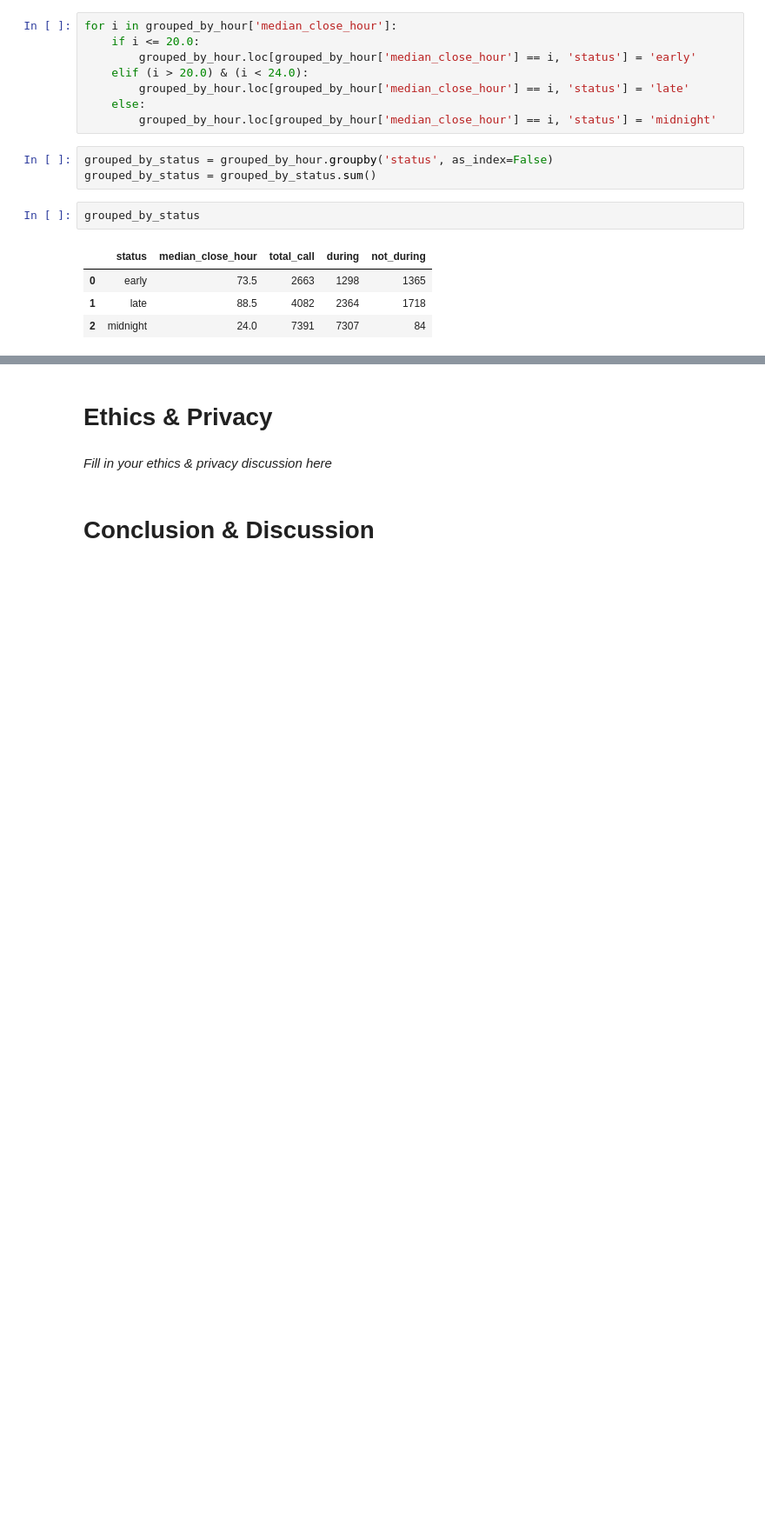
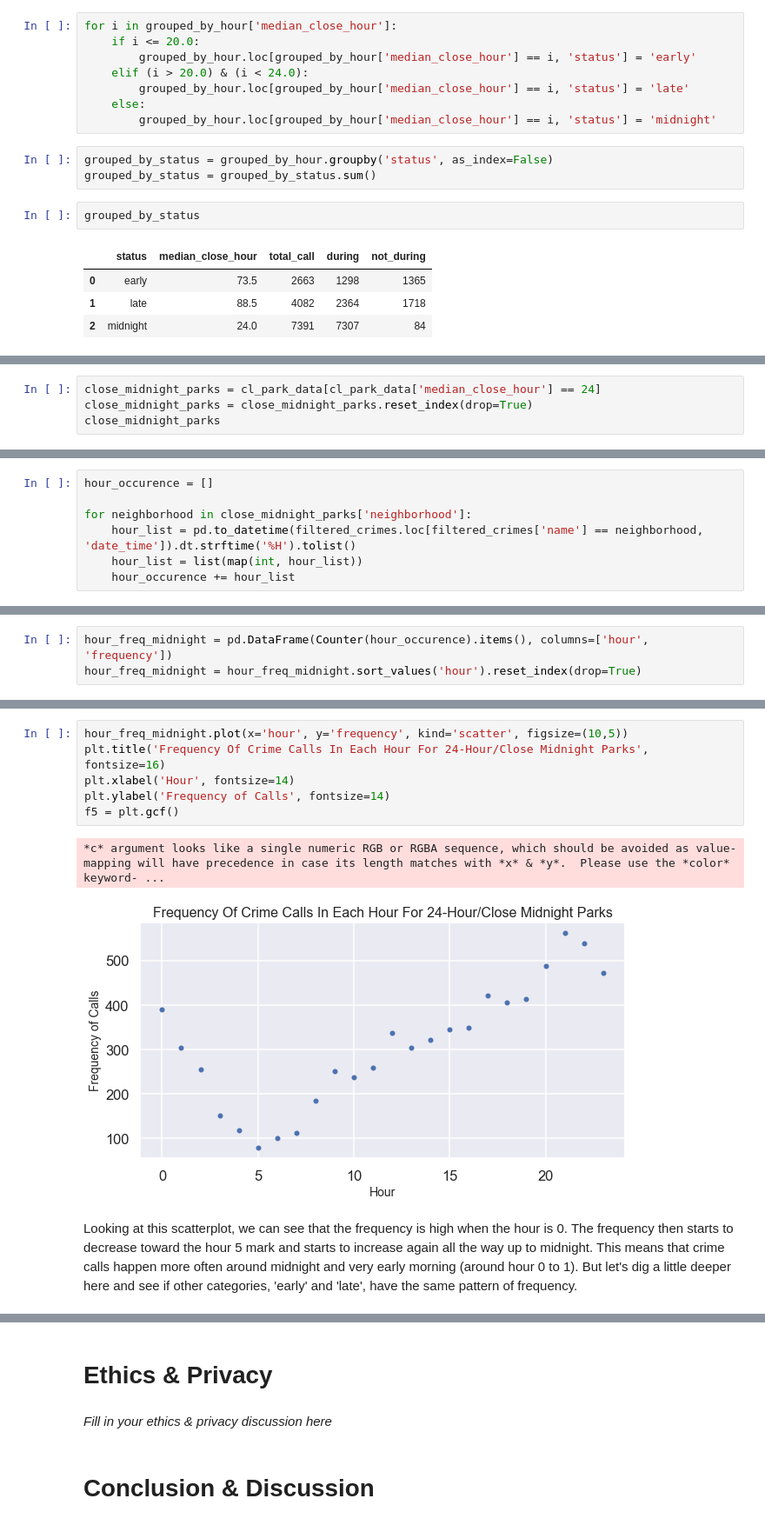
Before and after one commit to tnl001/individual_fa20, a Jupyter notebook: final_project/FinalProject_tnl001.ipynb, the cells around one changed output, grey strips where cells are left out. Shown: that part at 87% size. Drawn from its saved outputs; the diff is of its cells as text; blank space fills up the shorter version.

```diff
--- a/final_project/FinalProject_tnl001.ipynb
+++ b/final_project/FinalProject_tnl001.ipynb
@@ -956,0 +971,4 @@ grouped_by_hour.corr()
+# %%
+close_midnight_parks = cl_park_data[cl_park_data['median_close_hour'] == 24]
+close_midnight_parks = close_midnight_parks.reset_index(drop=True)
+close_midnight_parks
@@ -956,0 +992,7 @@ grouped_by_hour.corr()
+# %%
+hour_occurence = []
+
+for neighborhood in close_midnight_parks['neighborhood']:
+    hour_list = pd.to_datetime(filtered_crimes.loc[filtered_crimes['name'] == neighborhood, 'date_time']).dt.strftime('%H').tolist()
+    hour_list = list(map(int, hour_list))
+    hour_occurence += hour_list
@@ -956,0 +1005,3 @@ grouped_by_hour.corr()
+# %%
+hour_freq_midnight = pd.DataFrame(Counter(hour_occurence).items(), columns=['hour', 'frequency'])
+hour_freq_midnight = hour_freq_midnight.sort_values('hour').reset_index(drop=True)
@@ -956,0 +1028,11 @@ grouped_by_hour.corr()
+# %%
+hour_freq_midnight.plot(x='hour', y='frequency', kind='scatter', figsize=(10,5))
+plt.title('Frequency Of Crime Calls In Each Hour For 24-Hour/Close Midnight Parks', fontsize=16)
+plt.xlabel('Hour', fontsize=14)
+plt.ylabel('Frequency of Calls', fontsize=14)
+f5 = plt.gcf()
+# %% [output]
+*c* argument looks like a single numeric RGB or RGBA sequence, which should be avoided as value-mapping will have precedence in case its length matches with *x* & *y*.  Please use the *color* keyword- ...
+[figure, added]
+# %% [markdown]
+Looking at this scatterplot, we can see that the frequency is high when the hour is 0. The frequency then starts to decrease toward the hour 5 mark and starts to increase again all the way up to midnight. This means that crime calls happen more often around midnight and very early morning (around hour 0 to 1). But let's dig a little deeper here and see if other categories, 'early' and 'late', have the same pattern of frequency.
```
Also changed, not shown: parts of 72 cells of this notebook.
